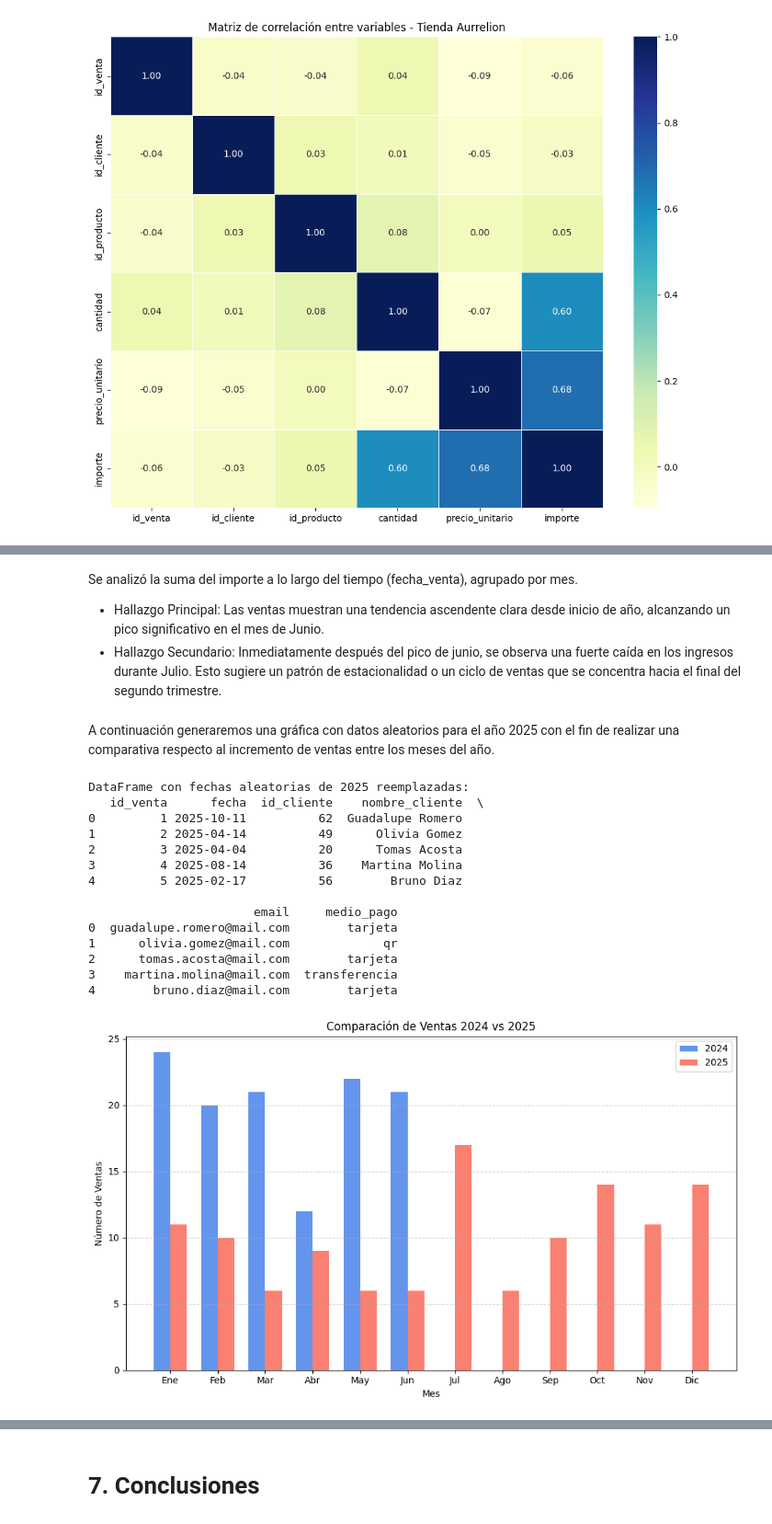
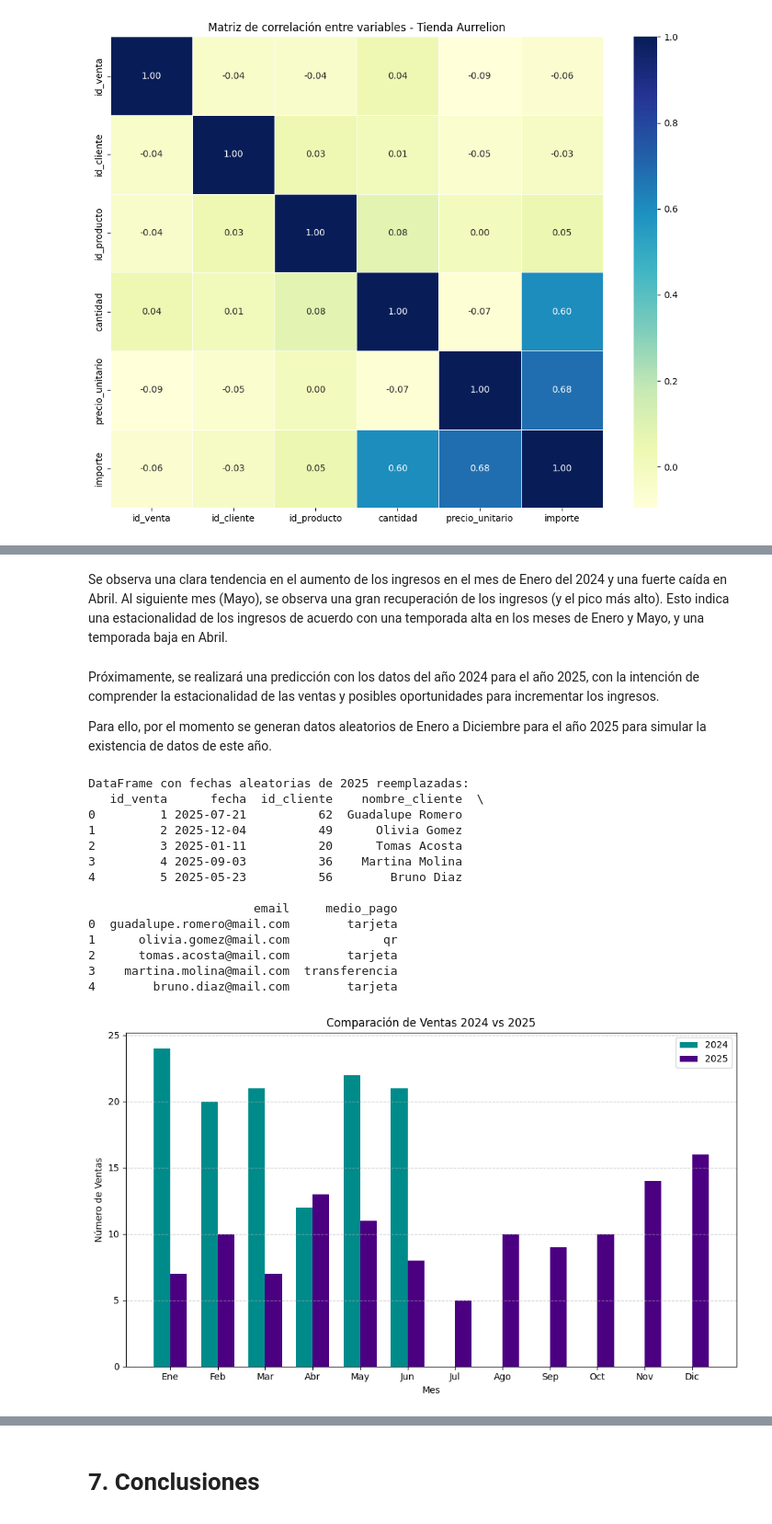
Before and after one commit to MartinOtamendiT/Aurelion, a Jupyter notebook: analisis_notebook.ipynb, the cells around one changed output, grey strips where cells are left out. Shown at 92% size. Saved outputs shown, nothing was run; the diff lists cells and outputs as text; code cells hidden in the pictures.

```diff
--- a/analisis_notebook.ipynb
+++ b/analisis_notebook.ipynb
@@ -812,9 +853,9 @@ Generando Gráfico 6: Evolución de Ingresos Totales (Series Temporales)...
-# %% [markdown]
-Se analizó la suma del importe a lo largo del tiempo (fecha_venta), agrupado por mes.
-* Hallazgo Principal: Las ventas muestran una tendencia ascendente clara desde inicio de año, alcanzando un pico significativo en el mes de Junio.
-* Hallazgo Secundario: Inmediatamente después del pico de junio, se observa una fuerte caída en los ingresos durante Julio. Esto sugiere un patrón de estacionalidad o un ciclo de ventas que se concentra hacia el final del segundo trimestre.
+# %% [markdown]
+Se observa una clara tendencia en el aumento de los ingresos en el mes de Enero del 2024 y una fuerte caída en Abril. Al siguiente mes (Mayo), se observa una gran recuperación de los ingresos (y el pico más alto). Esto indica una estacionalidad de los ingresos de acuerdo con una temporada alta en los meses de Enero y Mayo, y una temporada baja en Abril.
 # %% [markdown]
-A continuación generaremos una gráfica con datos aleatorios para el año 2025 con el fin de realizar una comparativa respecto al incremento de ventas entre los meses del año.
+Próximamente, se realizará una predicción con los datos del año 2024 para el año 2025, con la intención de comprender la estacionalidad de las ventas y posibles oportunidades para incrementar los ingresos.
+
+Para ello, por el momento se generan datos aleatorios de Enero a Diciembre para el año 2025 para simular la existencia de datos de este año.
 # %%
 ventas_2024 = pd.read_excel("./data/ventas.xlsx")
 ventas_2025 = ventas_2024.copy()
@@ -862,38 +903,38 @@ ventas_2025_mes = ventas_2025_mes.reindex(meses, fill_value=0)
 categorias = ['Ene', 'Feb', 'Mar', 'Abr', 'May', 'Jun',
               'Jul', 'Ago', 'Sep', 'Oct', 'Nov', 'Dic']
 ventas_2024 = ventas_2024_mes.values
 ventas_2025 = ventas_2025_mes.values
 
 x = np.arange(len(categorias))  # posiciones para cada categoría
 width = 0.35  # ancho de cada barra
 
 # 7️⃣ Crear el gráfico
 plt.figure(figsize=(10, 6))
-plt.bar(x - width/2, ventas_2024, width=width, label='2024', color='cornflowerblue')
-plt.bar(x + width/2, ventas_2025, width=width, label='2025', color='salmon')
+plt.bar(x - width/2, ventas_2024, width=width, label='2024', color='darkcyan')
+plt.bar(x + width/2, ventas_2025, width=width, label='2025', color='indigo')
 
 # 8️⃣ Personalizar
 plt.title("Comparación de Ventas 2024 vs 2025")
 plt.xlabel("Mes")
 plt.ylabel("Número de Ventas")
 plt.xticks(x, categorias)
 plt.legend()
 plt.grid(axis='y', linestyle='--', alpha=0.7)
 plt.tight_layout()
 plt.show()
 # %% [output]
 DataFrame con fechas aleatorias de 2025 reemplazadas:
    id_venta      fecha  id_cliente    nombre_cliente  \
-0         1 2025-10-11          62  Guadalupe Romero
-1         2 2025-04-14          49      Olivia Gomez
-2         3 2025-04-04          20      Tomas Acosta
-3         4 2025-08-14          36    Martina Molina
-4         5 2025-02-17          56        Bruno Diaz
+0         1 2025-07-21          62  Guadalupe Romero
+1         2 2025-12-04          49      Olivia Gomez
+2         3 2025-01-11          20      Tomas Acosta
+3         4 2025-09-03          36    Martina Molina
+4         5 2025-05-23          56        Bruno Diaz
 
                        email     medio_pago
 0  guadalupe.romero@mail.com        tarjeta
 1      olivia.gomez@mail.com             qr
 2      tomas.acosta@mail.com        tarjeta
 3    martina.molina@mail.com  transferencia
 4        bruno.diaz@mail.com        tarjeta
-[figure, old version]
+[figure, new version]
```
Also changed, not shown: parts of 35 cells of this notebook.
